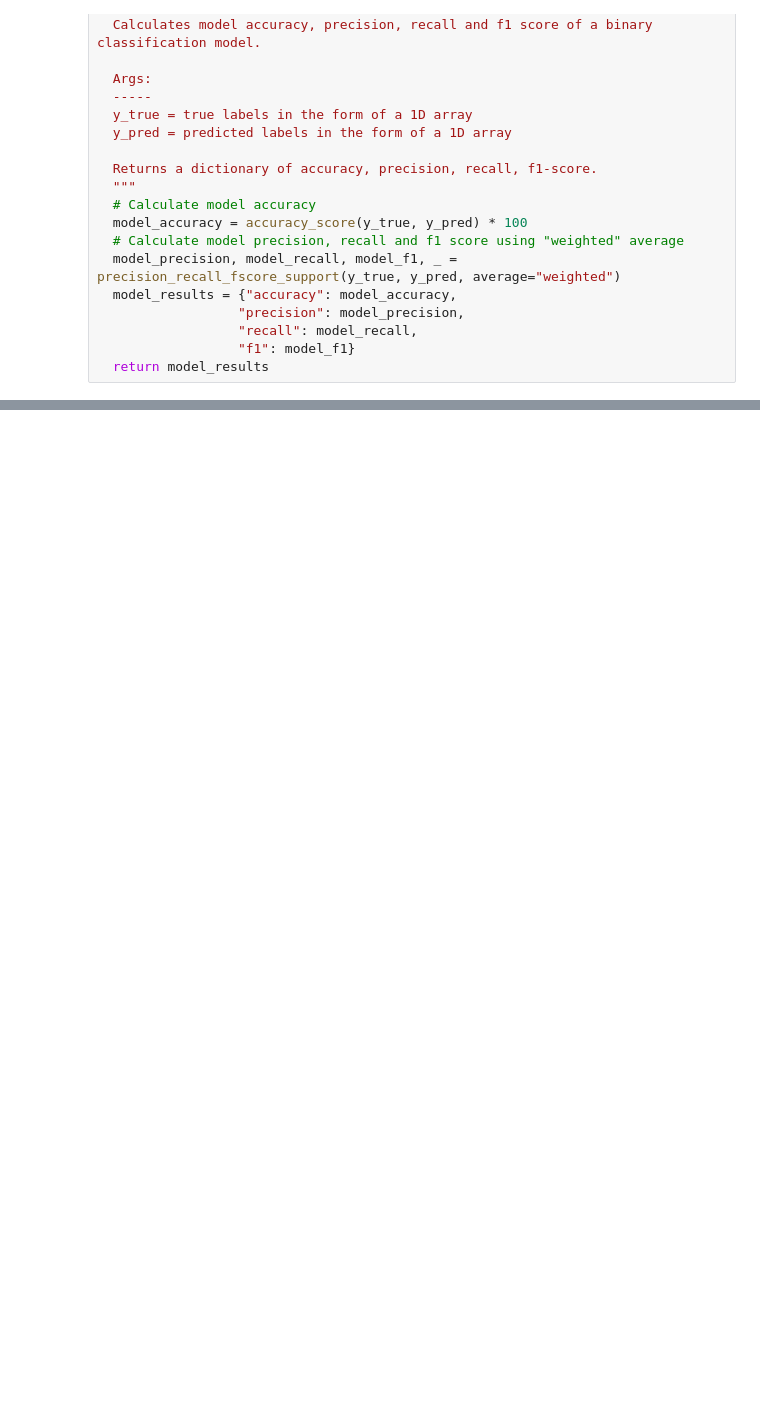
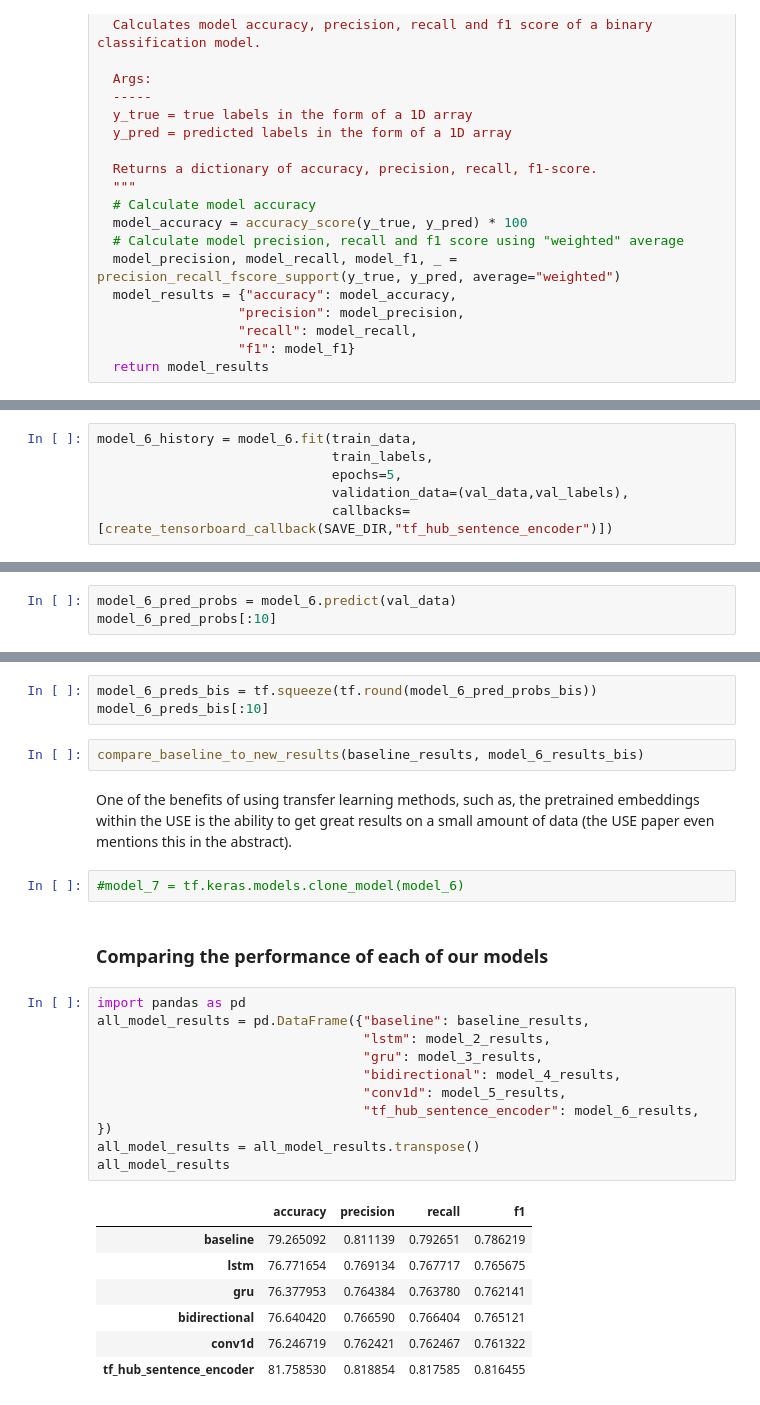
Before and after one commit to YasineNifa/DeepLearning-Using-TF, a Jupyter notebook: nlp_in_tensorflow_RNN.ipynb, the cells around one changed output, grey strips where cells are left out. Drawn from its saved outputs; the diff is of its cells as text; blank space fills up the shorter version.

```diff
--- a/nlp_in_tensorflow_RNN.ipynb
+++ b/nlp_in_tensorflow_RNN.ipynb
@@ -236,0 +772,6 @@ model_2_results
+# %%
+model_6_history = model_6.fit(train_data,
+                              train_labels,
+                              epochs=5,
+                              validation_data=(val_data,val_labels),
+                              callbacks=[create_tensorboard_callback(SAVE_DIR,"tf_hub_sentence_encoder")])
@@ -236,0 +790,3 @@ model_2_results
+# %%
+model_6_pred_probs = model_6.predict(val_data)
+model_6_pred_probs[:10]
@@ -236,0 +886,30 @@ model_2_results
+# %%
+model_6_preds_bis = tf.squeeze(tf.round(model_6_pred_probs_bis))
+model_6_preds_bis[:10]
+# %%
+compare_baseline_to_new_results(baseline_results, model_6_results_bis)
+# %% [markdown]
+One of the benefits of using transfer learning methods, such as, the pretrained embeddings within the USE is the ability to get great results on a small amount of data (the USE paper even mentions this in the abstract).
+# %%
+#model_7 = tf.keras.models.clone_model(model_6)
+# %% [markdown]
+### Comparing the performance of each of our models
+# %%
+import pandas as pd
+all_model_results = pd.DataFrame({"baseline": baseline_results,
+                                  "lstm": model_2_results,
+                                  "gru": model_3_results,
+                                  "bidirectional": model_4_results,
+                                  "conv1d": model_5_results,
+                                  "tf_hub_sentence_encoder": model_6_results,
+})
+all_model_results = all_model_results.transpose()
+all_model_results
+# %% [output]
+|  | accuracy | precision | recall | f1 |
+| baseline | 79.265092 | 0.811139 | 0.792651 | 0.786219 |
+| lstm | 76.771654 | 0.769134 | 0.767717 | 0.765675 |
+| gru | 76.377953 | 0.764384 | 0.763780 | 0.762141 |
+| bidirectional | 76.640420 | 0.766590 | 0.766404 | 0.765121 |
+| conv1d | 76.246719 | 0.762421 | 0.762467 | 0.761322 |
+| tf_hub_sentence_encoder | 81.758530 | 0.818854 | 0.817585 | 0.816455 |
```
Also changed, not shown: parts of 72 cells of this notebook.
